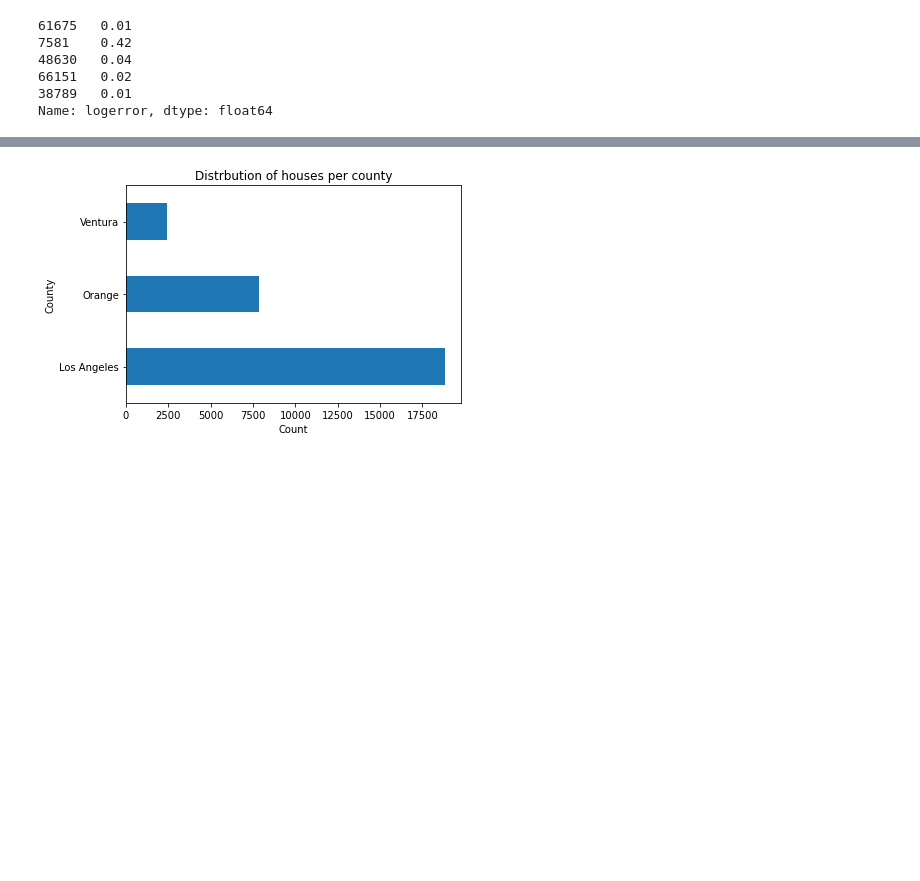
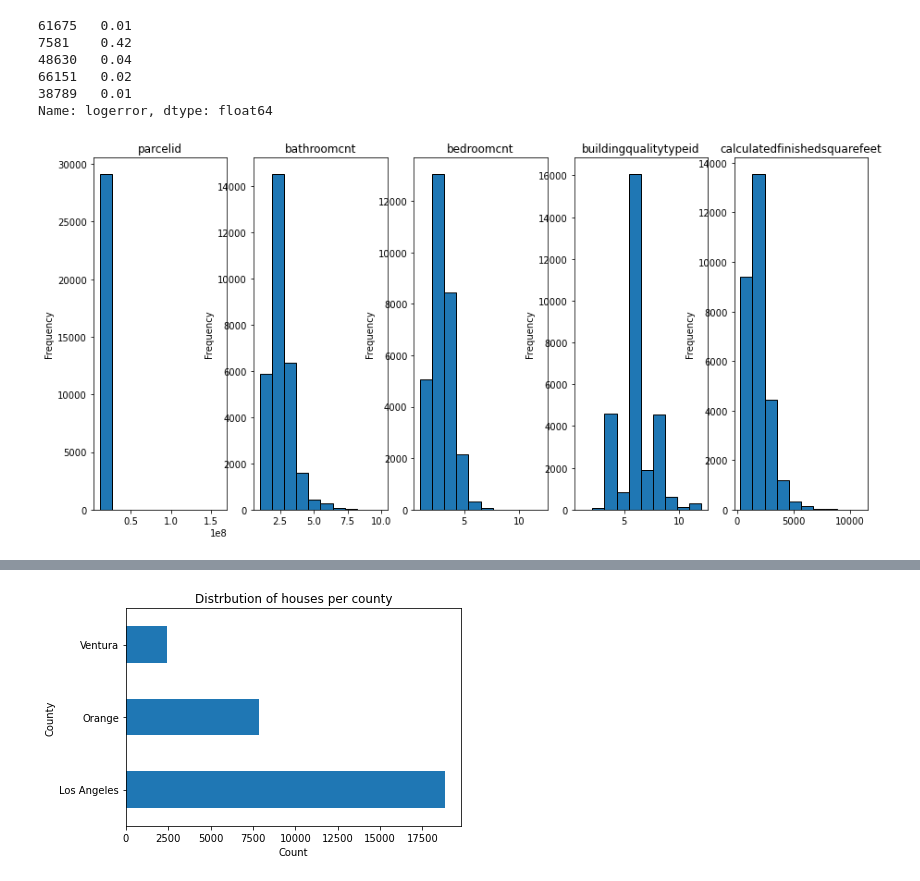
Before and after one commit to chloerwhitaker/clustering-exercises, a Jupyter notebook: explore_zillow.ipynb, the cells around one changed output, grey strips where cells are left out. Saved outputs shown, nothing was run; the diff lists cells and outputs as text; code cells hidden in the pictures; blank space fills up the shorter version.

```diff
--- a/explore_zillow.ipynb
+++ b/explore_zillow.ipynb
@@ -116,3 +140,10 @@ train.logerror.head()
 66151   0.02
 38789   0.01
 Name: logerror, dtype: float64
+# %%
+fig, axs = plt.subplots(1, 5, figsize=(15, 7))
+
+for ax, col in zip(axs, train.select_dtypes('number')):
+    train[col].plot.hist(ax=ax, title=col, ec='black')
+# %% [output]
+[figure, added]
```
Also changed, not shown: parts of 56 cells of this notebook.
